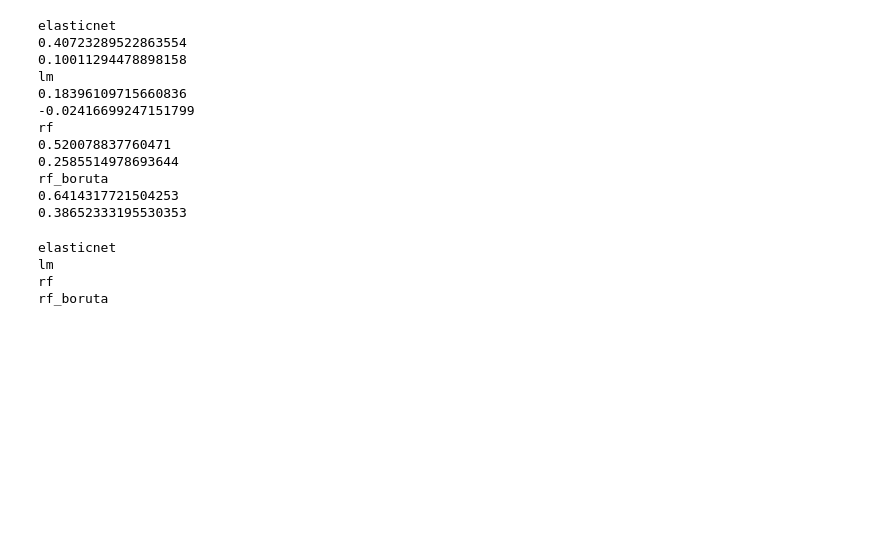
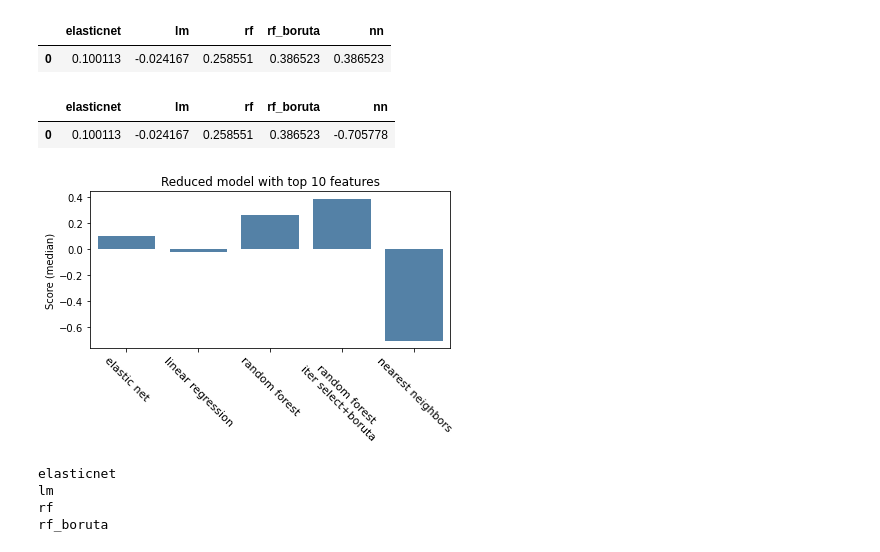
Before and after one commit to pritchardlabatpsu/cga_app, a Jupyter notebook: notebooks/R10b-add_to_figures.ipynb, the cells around one changed output. Saved outputs shown, nothing was run; the diff lists cells and outputs as text; code cells hidden in the pictures; blank space fills up the shorter version.

Commit message:
run To data

```diff
--- a/notebooks/R10b-add_to_figures.ipynb
+++ b/notebooks/R10b-add_to_figures.ipynb
@@ -48,18 +48,26 @@ def get_r2(col):
     r2 = r2_score(col,y_compr_te['predicted'][name])
     return r2
 # %%
-# Open the compr folder
+### Open the compr folder
 model_dirs = {'elasticnet': '../out/20.0819 modcompr/reg_elasticNet_infer/',
               'lm': '../out/20.0819 modcompr/reg_lm_infer/',
               'rf': '../out/20.0819 modcompr/reg_rf_infer/',
-              'rf_boruta': '../out/20.0216 feat/reg_rf_boruta'}
+              'rf_boruta': '../out/20.0216 feat/reg_rf_boruta',
+              'nn': None}
+xlab_dict = {'elasticnet': 'elastic net',
+              'lm': 'linear regression',
+              'rf': 'random forest',
+              'rf_boruta': 'random forest\niter select+boruta',
+              'nn': 'nearest neighbors'} # xlabel dict mapping
 # %%
+scores_rd10 = pd.DataFrame()
+scores_r2 = pd.DataFrame()
 # Iterate through moddir to obtain y_compr prediction data
 for model, model_dir in model_dirs.items():
     if model == 'rf_boruta':
         y_compr_tr, y_compr_te = create_compr(os.path.join(model_dir,'model_perf'))
 
-    else:
+    elif model != 'nn':
         y_compr_tr = pickle.load(open(os.path.join(model_dir, 'anlyz', \
                                                    'y_compr_tr.pkl'), 'rb'))
         y_compr_te = pickle.load(open(os.path.join(model_dir, 'anlyz', \
@@ -68,19 +76,10 @@ for model, model_dir in model_dirs.items():
     # Calculate pearson correlation between actual and predicted
     ser_corr = y_compr_te['actual'].apply(lambda x: get_pearsonr(x))
     ser_r2 = y_compr_te['actual'].apply(lambda x: get_r2(x))
-    print(model)
-    print(ser_corr.median())
-    print(ser_r2.median())
+    scores_rd10[model] = [ser_corr.median()]
+    scores_r2[model] = [ser_r2.median()]
-# %% [output]
-elasticnet
-0.40723289522863554
-0.10011294478898158
-lm
-0.18396109715660836
--0.02416699247151799
-rf
-0.520078837760471
-0.2585514978693644
-rf_boruta
-0.6414317721504253
-0.38652333195530353
+# %%
+scores_r2
+# %% [output]
+|  | elasticnet | lm | rf | rf_boruta | nn |
+| 0 | 0.100113 | -0.024167 | 0.258551 | 0.386523 | 0.386523 |
@@ -87,3 +120,22 @@ rf_boruta
+# %%
+scores_rd10['nn'] = df_corr_gene['corr'].median()
+scores_r2['nn'] = df_corr_gene['r2(score_test)'].median()
+# %%
+scores_r2
+# %% [output]
+|  | elasticnet | lm | rf | rf_boruta | nn |
+| 0 | 0.100113 | -0.024167 | 0.258551 | 0.386523 | -0.705778 |
+# %%
+plt.figure()
+ax = sns.barplot(scores_r2.columns, scores_r2.values[0], color='steelblue')
+ax.set(ylabel='Score (median)', xlabel='', title='Reduced model with top 10 features')
+ax.set_xticklabels([xlab_dict[n] for n in model_dirs.keys()], rotation=-45, size=11)
+plt.tight_layout()
+# plt.savefig("%s/fig1supp_compr_mod_rd10.pdf" % dir_out)
+plt.show()
+plt.close()
+# %% [output]
+[figure, added]
 # %%
 #-- comparison of different ML models
 model_dirs = {'elasticnet': '../out/20.0819 modcompr/reg_elasticNet_infer/',
```
Also changed, not shown: parts of 2 cells of this notebook, 11 other files.
